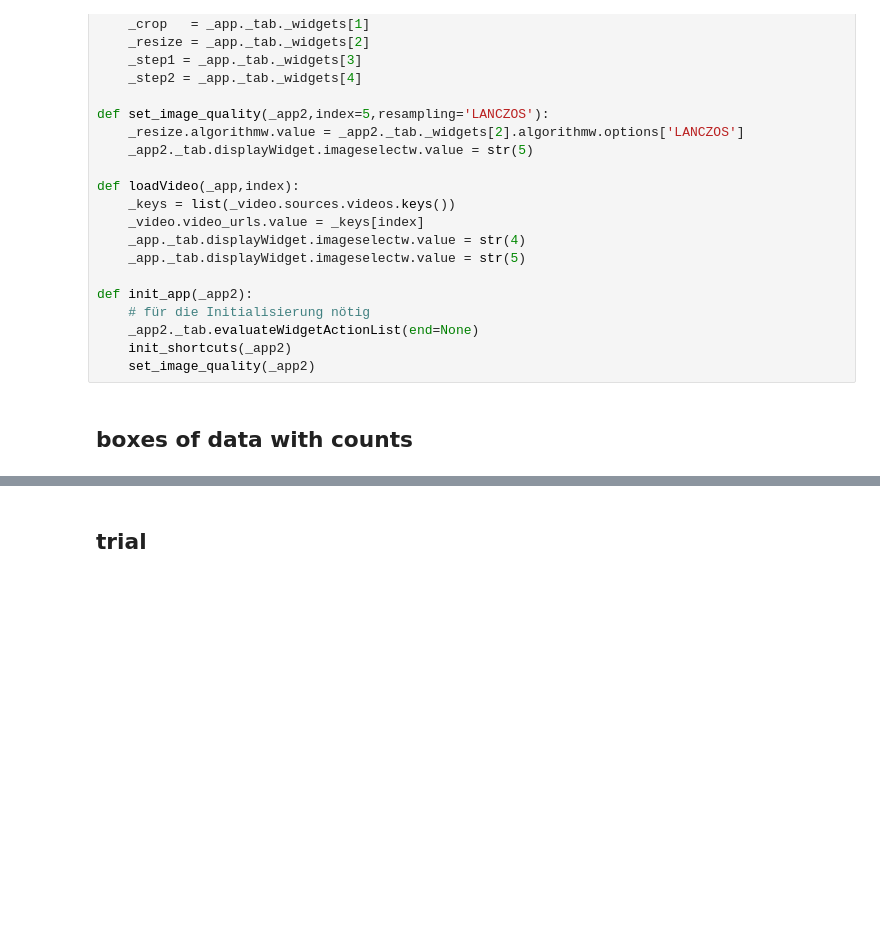
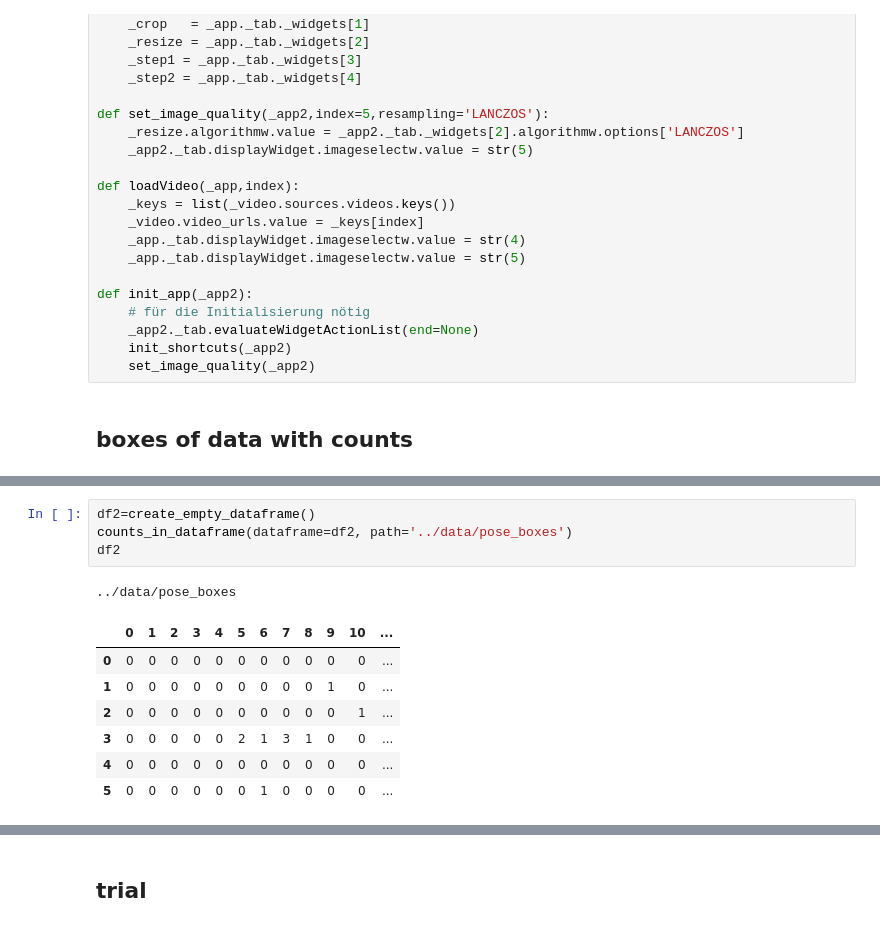
Before and after one commit to scray/scray, a Jupyter notebook: projects/edge/coral/actions/video_actions.ipynb, the cells around one changed output, grey strips where cells are left out. Cells and saved outputs as stored; diff of their text form; blank space fills up the shorter version.

```diff
--- a/projects/edge/coral/actions/video_actions.ipynb
+++ b/projects/edge/coral/actions/video_actions.ipynb
@@ -2116,0 +2213,13 @@ load_data(filename=_filename)
+# %%
+df2=create_empty_dataframe()
+counts_in_dataframe(dataframe=df2, path='../data/pose_boxes')
+df2
+# %% [output]
+../data/pose_boxes
+|  | 0 | 1 | 2 | 3 | 4 | 5 | 6 | 7 | 8 | 9 | 10 | ... |
+| 0 | 0 | 0 | 0 | 0 | 0 | 0 | 0 | 0 | 0 | 0 | 0 | ... |
+| 1 | 0 | 0 | 0 | 0 | 0 | 0 | 0 | 0 | 0 | 1 | 0 | ... |
+| 2 | 0 | 0 | 0 | 0 | 0 | 0 | 0 | 0 | 0 | 0 | 1 | ... |
+| 3 | 0 | 0 | 0 | 0 | 0 | 2 | 1 | 3 | 1 | 0 | 0 | ... |
+| 4 | 0 | 0 | 0 | 0 | 0 | 0 | 0 | 0 | 0 | 0 | 0 | ... |
+| 5 | 0 | 0 | 0 | 0 | 0 | 0 | 1 | 0 | 0 | 0 | 0 | ... |
```
Also changed, not shown: parts of 18 cells of this notebook.
